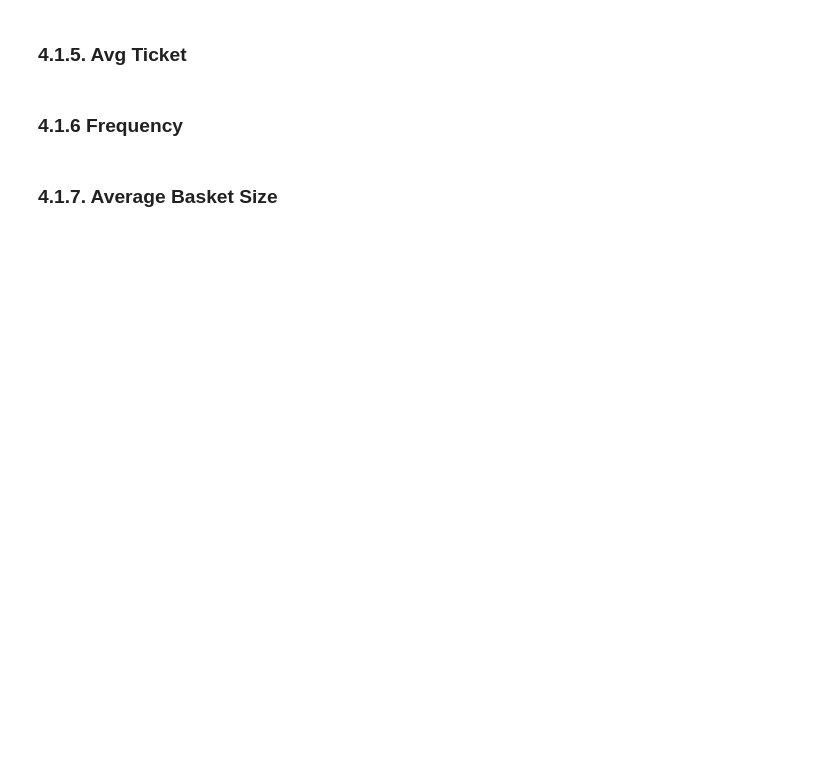
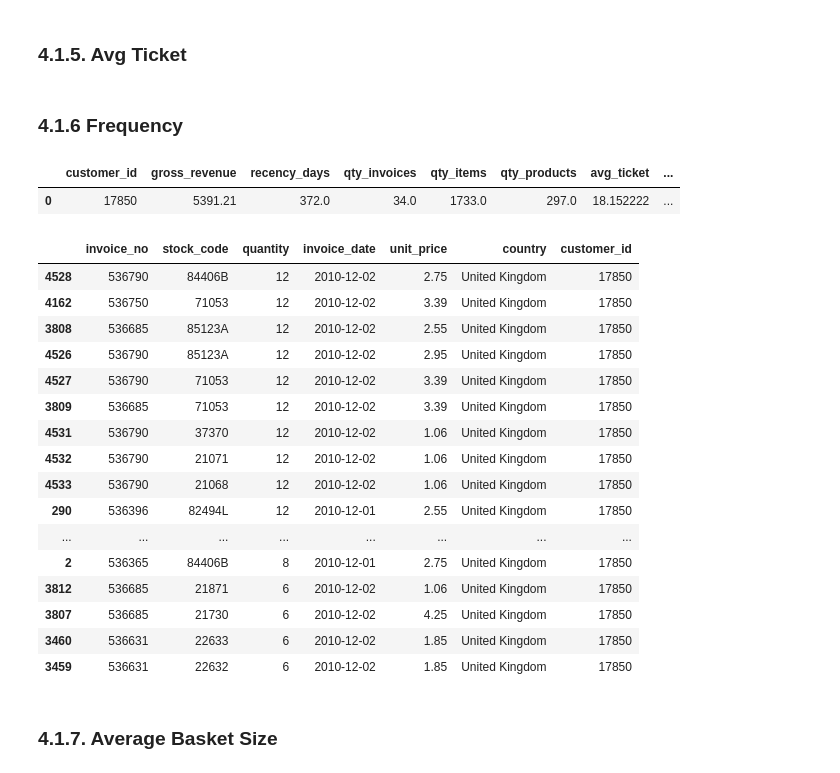
Before and after one commit to pgdemiranda/insiders, a Jupyter notebook: notebooks/c4.0-pgdm-feature-engineering.ipynb, the cells around one changed output. Cells and saved outputs as stored; diff of their text form; code cells hidden in the pictures; blank space fills up the shorter version.

```diff
--- a/notebooks/c4.0-pgdm-feature-engineering.ipynb
+++ b/notebooks/c4.0-pgdm-feature-engineering.ipynb
@@ -735,8 +767,30 @@ df3[df3['customer_id'] == 17841].head()
 # %% [markdown]
 ### 4.1.6 Frequency
 # %%
-# df4[df4['frequency'] == 17]
-# df3[df3['customer_id'] == 17850]
+df4[df4['frequency'] == 17]
+# %% [output]
+|  | customer_id | gross_revenue | recency_days | qty_invoices | qty_items | qty_products | avg_ticket | ... |
+| 0 | 17850 | 5391.21 | 372.0 | 34.0 | 1733.0 | 297.0 | 18.152222 | ... |
+# %%
+df3[df3['customer_id'] == 17850].sort_values('quantity', ascending = False).head(30)
+# %% [output]
+|  | invoice_no | stock_code | quantity | invoice_date | unit_price | country | customer_id |
+| 4528 | 536790 | 84406B | 12 | 2010-12-02 | 2.75 | United Kingdom | 17850 |
+| 4162 | 536750 | 71053 | 12 | 2010-12-02 | 3.39 | United Kingdom | 17850 |
+| 3808 | 536685 | 85123A | 12 | 2010-12-02 | 2.55 | United Kingdom | 17850 |
+| 4526 | 536790 | 85123A | 12 | 2010-12-02 | 2.95 | United Kingdom | 17850 |
+| 4527 | 536790 | 71053 | 12 | 2010-12-02 | 3.39 | United Kingdom | 17850 |
+| 3809 | 536685 | 71053 | 12 | 2010-12-02 | 3.39 | United Kingdom | 17850 |
+| 4531 | 536790 | 37370 | 12 | 2010-12-02 | 1.06 | United Kingdom | 17850 |
+| 4532 | 536790 | 21071 | 12 | 2010-12-02 | 1.06 | United Kingdom | 17850 |
+| 4533 | 536790 | 21068 | 12 | 2010-12-02 | 1.06 | United Kingdom | 17850 |
+| 290 | 536396 | 82494L | 12 | 2010-12-01 | 2.55 | United Kingdom | 17850 |
+| ... | ... | ... | ... | ... | ... | ... | ... |
+| 2 | 536365 | 84406B | 8 | 2010-12-01 | 2.75 | United Kingdom | 17850 |
+| 3812 | 536685 | 21871 | 6 | 2010-12-02 | 1.06 | United Kingdom | 17850 |
+| 3807 | 536685 | 21730 | 6 | 2010-12-02 | 4.25 | United Kingdom | 17850 |
+| 3460 | 536631 | 22633 | 6 | 2010-12-02 | 1.85 | United Kingdom | 17850 |
+| 3459 | 536631 | 22632 | 6 | 2010-12-02 | 1.85 | United Kingdom | 17850 |
 # %% [markdown]
 ### 4.1.7. Average Basket Size
 # %%
```
Also changed, not shown: parts of 14 cells of this notebook, 2 other files.
